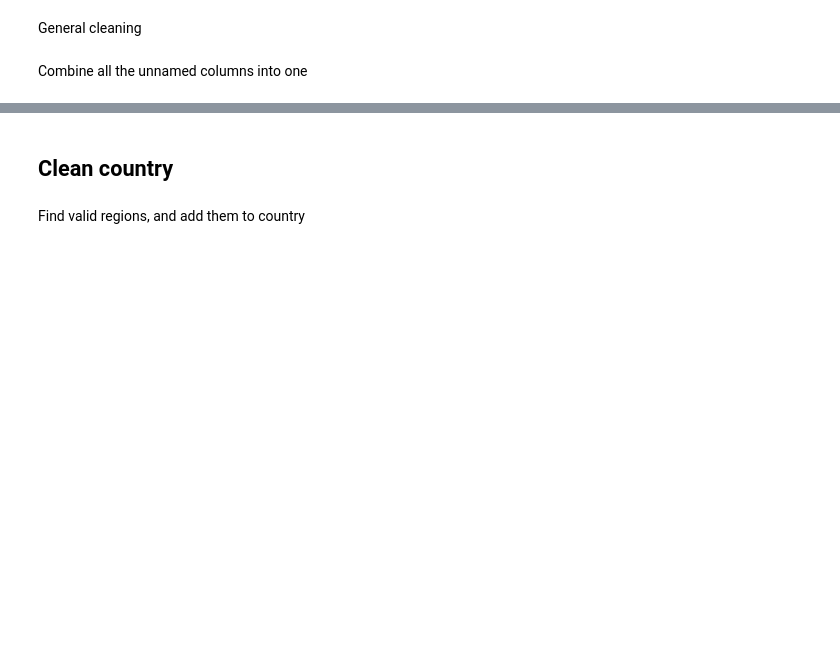
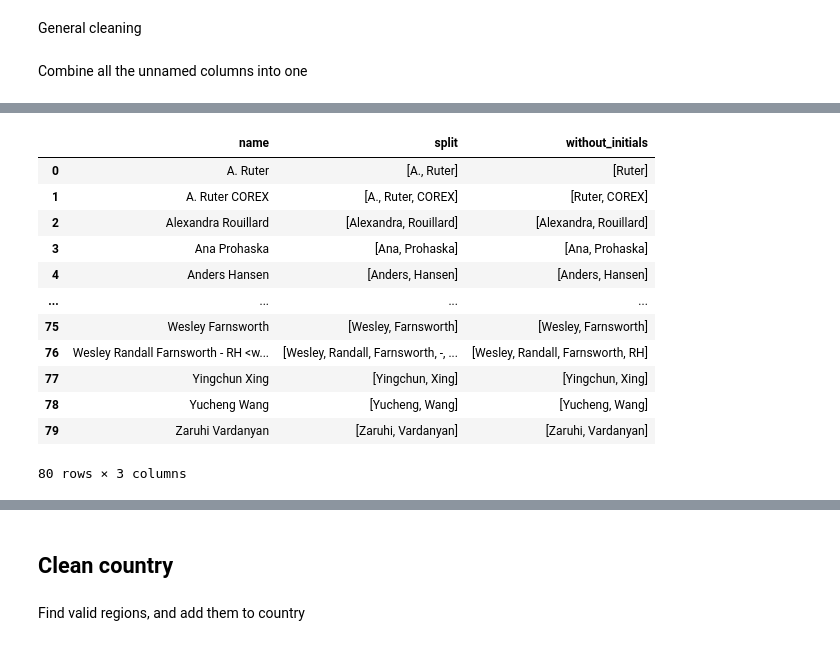
Before and after one commit to magnujo/gg-metadatabase-ui, a Jupyter notebook: notebooks/cgg3 cleanup/full_clean.ipynb, the cells around one changed output, grey strips where cells are left out. Cells and saved outputs as stored; diff of their text form; code cells hidden in the pictures; blank space fills up the shorter version.

```diff
--- a/notebooks/cgg3 cleanup/full_clean.ipynb
+++ b/notebooks/cgg3 cleanup/full_clean.ipynb
@@ -41,0 +127,22 @@ cgg_df = cgg_df.drop(columns=unnamed_cols)
+# %%
+names = pd.DataFrame({'name': names})
+# %%
+names['split'] = names['name'].str.split(' ')
+# %%
+names['without_initials'] = names['split'].apply(lambda x: [ele for ele in x if not (len(ele) == 1 or '.' in ele)])
+# %%
+names
+# %% [output]
+|  | name | split | without_initials |
+| 0 | A. Ruter | [A., Ruter] | [Ruter] |
+| 1 | A. Ruter COREX | [A., Ruter, COREX] | [Ruter, COREX] |
+| 2 | Alexandra Rouillard | [Alexandra, Rouillard] | [Alexandra, Rouillard] |
+| 3 | Ana Prohaska | [Ana, Prohaska] | [Ana, Prohaska] |
+| 4 | Anders Hansen | [Anders, Hansen] | [Anders, Hansen] |
+| ... | ... | ... | ... |
+| 75 | Wesley Farnsworth | [Wesley, Farnsworth] | [Wesley, Farnsworth] |
+| 76 | Wesley Randall Farnsworth - RH <w... | [Wesley, Randall, Farnsworth, -, ... | [Wesley, Randall, Farnsworth, RH] |
+| 77 | Yingchun Xing | [Yingchun, Xing] | [Yingchun, Xing] |
+| 78 | Yucheng Wang | [Yucheng, Wang] | [Yucheng, Wang] |
+| 79 | Zaruhi Vardanyan | [Zaruhi, Vardanyan] | [Zaruhi, Vardanyan] |
+80 rows × 3 columns
```
Also changed, not shown: parts of 31 cells of this notebook, 1 other file.
